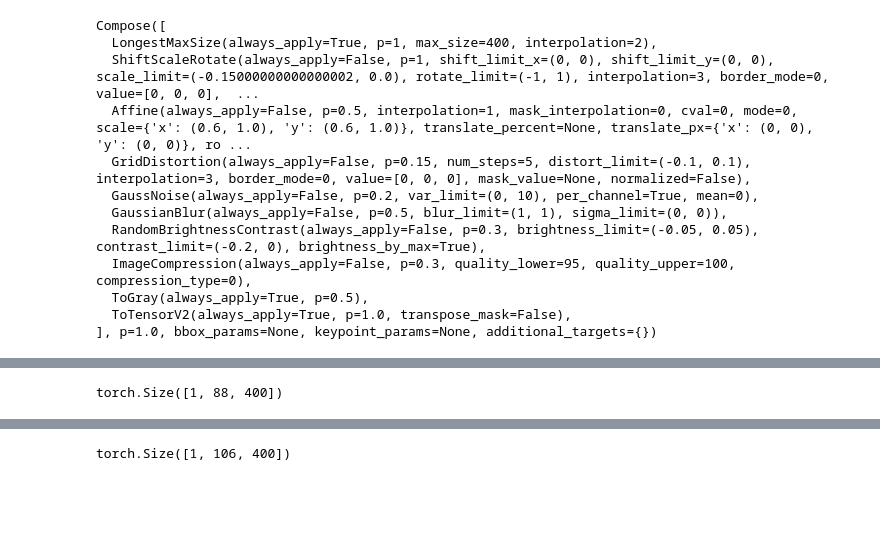
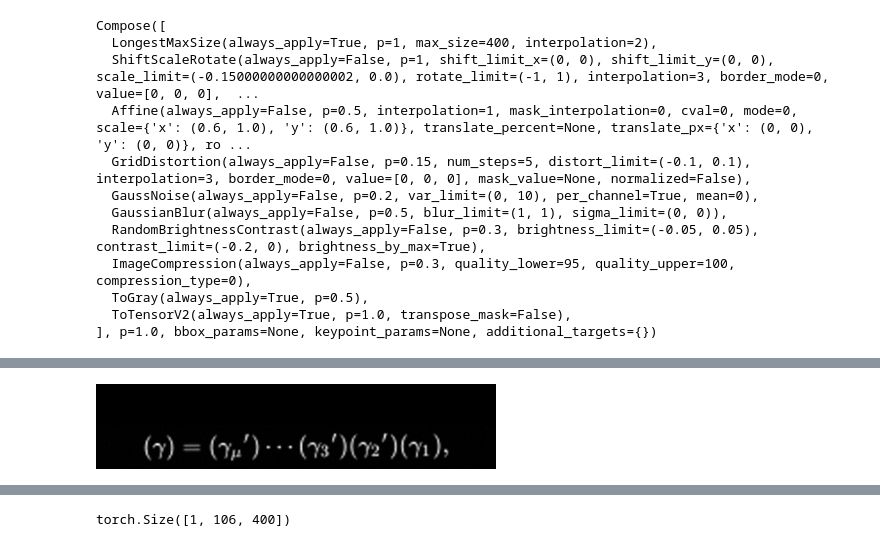
Before and after one commit to gmarus777/image-to-tex-OCR, a Jupyter notebook: Jupyter_Notebooks/LOCAL Printed Tex documentation.ipynb, the cells around one changed output, grey strips where cells are left out. Drawn from its saved outputs; the diff is of its cells as text; code cells hidden in the pictures; blank space fills up the shorter version.

```diff
--- a/Jupyter_Notebooks/LOCAL Printed Tex documentation.ipynb
+++ b/Jupyter_Notebooks/LOCAL Printed Tex documentation.ipynb
@@ -174,7 +174,10 @@ max heoght 128
-# %%
-batch1[0][3].shape
-# %% [output]
-torch.Size([1, 88, 400])
+# %%
+item = batch2[0][7]
+
+transform = transforms.ToPILImage()
+display(transform(item ))
+# %% [output]
+[figure, added]
 # %%
 transform = transforms.ToPILImage()
 display(transform(data.data_train[44][0]))
```
Also changed, not shown: parts of 2 cells of this notebook, 1 other file.
